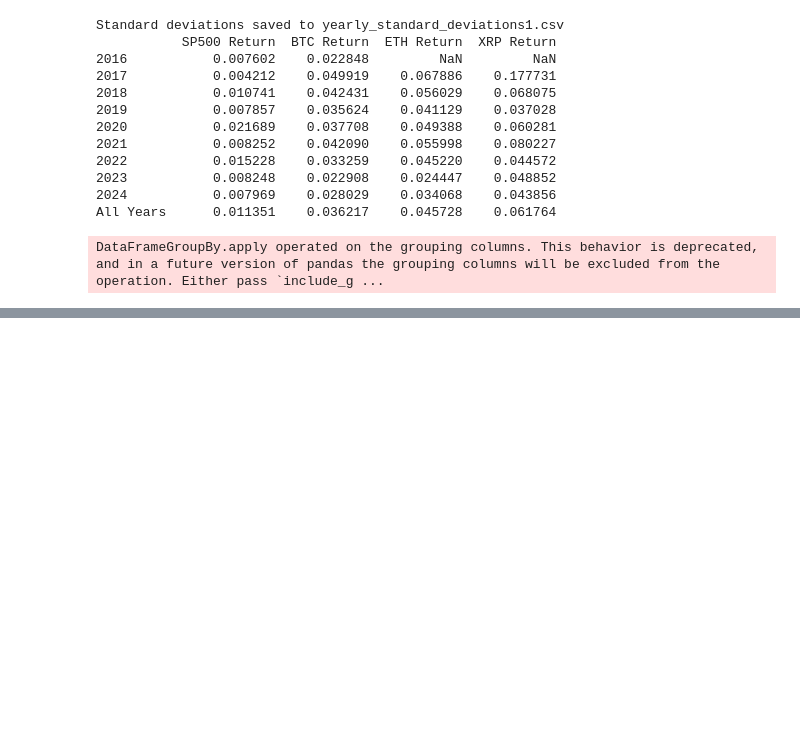
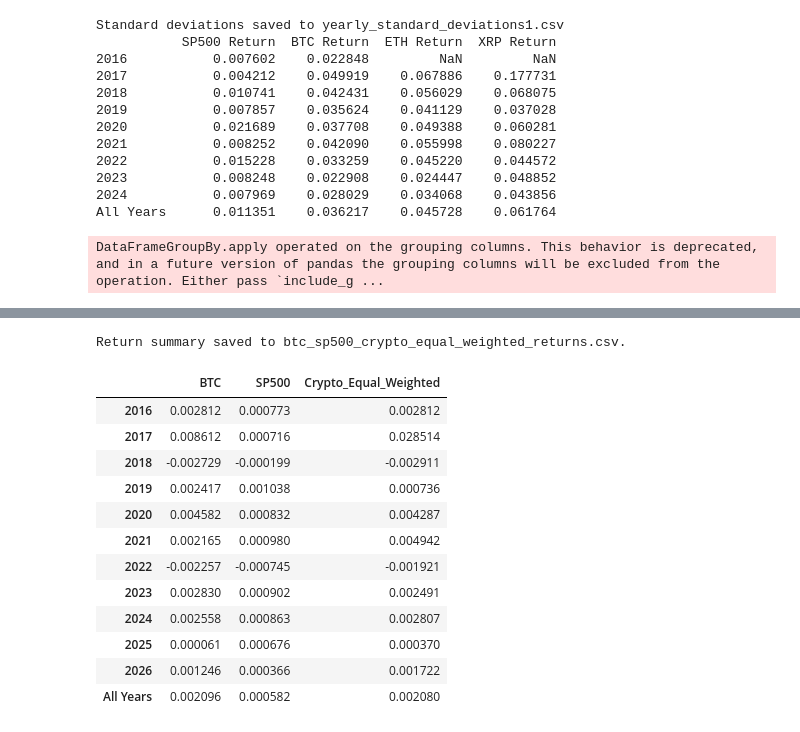
Before and after one commit to tongnet/fin7047_2026spr, a Jupyter notebook: lec3_crypto.ipynb, the cells around one changed output, grey strips where cells are left out. Drawn from its saved outputs; the diff is of its cells as text; code cells hidden in the pictures; blank space fills up the shorter version.

```diff
--- a/lec3_crypto.ipynb
+++ b/lec3_crypto.ipynb
@@ -746 +740,46 @@ All Years      0.043777    0.059531    0.023082    0.040896
 DataFrameGroupBy.apply operated on the grouping columns. This behavior is deprecated, and in a future version of pandas the grouping columns will be excluded from the operation. Either pass `include_g ...
+# %%
+# -----------------------------------------
+# Summary: BTC, SP500, Equal-weighted Crypto
+# -----------------------------------------
+
+crypto_cols = ['BTC', 'ETH', 'XRP']
+
+# 1) Yearly results
+yearly_summary = pd.DataFrame({
+    'BTC': yearly_avg_returns['BTC'],
+    'SP500': yearly_avg_returns['SP500'],
+    'Crypto_Equal_Weighted': yearly_avg_returns[crypto_cols].mean(axis=1)
+})
+
+# 2) All-years results
+all_years_summary = pd.DataFrame({
+    'BTC': all_years_avg['BTC'],
+    'SP500': all_years_avg['SP500'],
+    'Crypto_Equal_Weighted': all_years_avg[crypto_cols].mean(axis=1)
+}, index=['All Years'])
+
+# 3) Combine yearly + all-years
+final_return_summary = pd.concat([yearly_summary, all_years_summary])
+
+# 4) Save to CSV
+output_file = "btc_sp500_crypto_equal_weighted_returns.csv"
+final_return_summary.to_csv(output_file)
+
+print(f"Return summary saved to {output_file}.")
+final_return_summary
+# %% [output]
+Return summary saved to btc_sp500_crypto_equal_weighted_returns.csv.
+|  | BTC | SP500 | Crypto_Equal_Weighted |
+| 2016 | 0.002812 | 0.000773 | 0.002812 |
+| 2017 | 0.008612 | 0.000716 | 0.028514 |
+| 2018 | -0.002729 | -0.000199 | -0.002911 |
+| 2019 | 0.002417 | 0.001038 | 0.000736 |
+| 2020 | 0.004582 | 0.000832 | 0.004287 |
+| 2021 | 0.002165 | 0.000980 | 0.004942 |
+| 2022 | -0.002257 | -0.000745 | -0.001921 |
+| 2023 | 0.002830 | 0.000902 | 0.002491 |
+| 2024 | 0.002558 | 0.000863 | 0.002807 |
+| 2025 | 0.000061 | 0.000676 | 0.000370 |
+| 2026 | 0.001246 | 0.000366 | 0.001722 |
+| All Years | 0.002096 | 0.000582 | 0.002080 |
```
Also changed, not shown: parts of 8 cells of this notebook.
